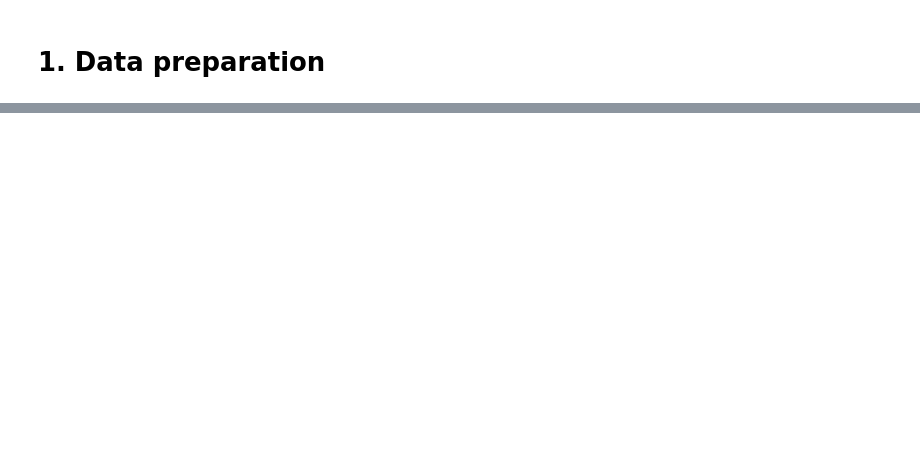
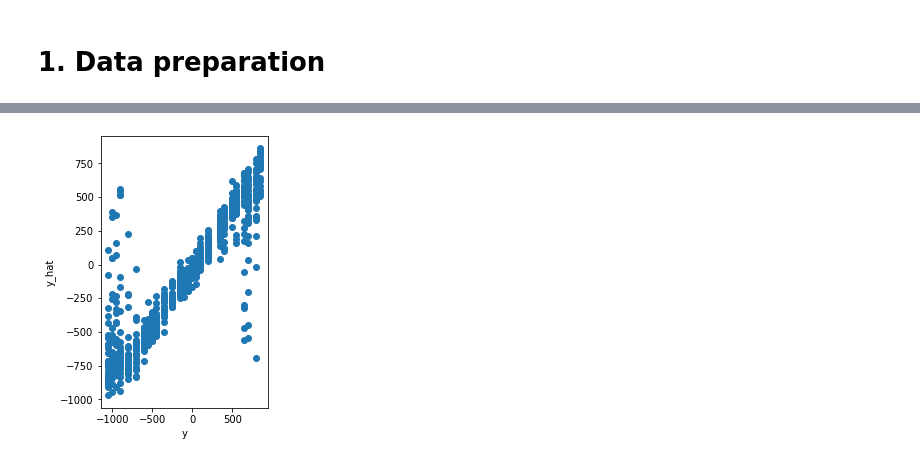
Before and after one commit to mb1069/easyZloc, a Jupyter notebook: experiments/train_model.ipynb, the cells around one changed output, grey strips where cells are left out. Saved outputs shown, nothing was run; the diff lists cells and outputs as text; code cells hidden in the pictures; blank space fills up the shorter version.

```diff
--- a/experiments/train_model.ipynb
+++ b/experiments/train_model.ipynb
@@ -213,0 +116,9 @@ wandb: WARNING Symlinked 0 file into the W&B run directory, call wandb.save agai
+# %%
+from skimage.transform import resize
+import tensorflow as tf
+for k in train_dataset.data.keys():
+    print(k, train_dataset.data[k][0][0].shape)
+    train_dataset.data[k][0][0] = tf.image.grayscale_to_rgb(tf.convert_to_tensor(train_dataset.data[k][0][0])).numpy()
+    n_channels = train_dataset.data[k][0][0].shape[-1]
+    train_dataset.data[k][0][0] = np.stack([resize(img, (32, 32, n_channels), anti_aliasing=True) for img in train_dataset.data[k][0][0]])
+    print(k, train_dataset.data[k][0][0].shape)
@@ -215,59 +186,57 @@ wandb: WARNING Symlinked 0 file into the W&B run directory, call wandb.save agai
 import seaborn as sns
 import random
 
-test_x, test_y = train_dataset.data['test']
+for k in ('train', 'val', 'test'):
+    print(k)
+    test_x, test_y = train_dataset.data[k]
+    pred_y = model.predict(test_x).squeeze()
+    error = abs(test_y-pred_y)
 
-# from scipy.ndimage import median_filter
-# test_x[0] = np.stack([median_filter(d, size=2) for d in test_x[0].copy()])
+    plt.rcParams['figure.figsize'] = [3, 5]
+    plt.xlabel('y')
+    plt.ylabel('y_hat')
 
-# from final_project.smlm_3d.data.datasets import mask_img_stack
-# test_x[0] = mask_img_stack(test_x[0].copy(), radius=12)
+    plt.scatter(test_y, pred_y)
+    plt.show()
 
 
+    print(f'Mean error {np.mean(error)}')
+    print(f'std error {np.std(error)}')
+
+
+    plt.rcParams['figure.figsize'] = [5, 5]
+    sns.histplot(error)
+    plt.yscale('log')
+    plt.xlabel('Error (nm)')
+    plt.show()
+
+test_x, test_y = train_dataset.data['test']
 pred_y = model.predict(test_x).squeeze()
 error = abs(test_y-pred_y)
+idx = np.argsort(error)[::-1][0:1000]
+test_imgs = test_x[0].squeeze()[idx]
+plt.rcParams['figure.figsize'] = [30, 50]
 
-print(f'Mean error {np.mean(error)}')
-print(f'std error {np.std(error)}')
 
-sns.histplot(error)
-plt.xlabel('Error (nm)')
+
+
+def get_imgs_at_depth(depth):
+    ids = np.argwhere(abs(train_dataset.data['train'][1]-depth)<5).squeeze()
+    imgs = train_dataset.data['train'][0][0][ids]
+    if imgs.shape[-1] != 1:
+        imgs = imgs.mean(axis=-1)
+    imgs = imgs[np.argsort(np.mean(imgs, axis=(1,2)))][0:10]
+    return imgs
+
+if test_imgs.shape[-1] !=1:
+    test_imgs = test_imgs.mean(axis=-1)
+plt.imshow(grid_psfs(test_imgs))
 plt.show()
 
 
-# 20220425_Miguel/training_20nm
-# Cubic spline model
-# Mean error 34.24343542454768
-# std error 36.64187932722746
-
-# Spline super-sampling model w/o plane fit
-# Mean error 28.941918452166664
-# std error 26.241176376179656
-
-
-# Spline fit super-sampling model w/ improved image normalisation
-# Mean error 28.089797139687477
-# std error 24.976300570311047
-
-# Latest results - spline fit super-sampling w/ improved image normalisation + plane-fit
-# Mean error 27.546041584423875
-# std error 26.033701351832462
-
-
-
-# latest
-# Mean error 72.83350251990716
-# std error 130.39968131300466
-
-
-idx = np.argsort(error)[::-1][0:1000]
-test_imgs = test_x[0].squeeze()[idx]
-plt.rcParams['figure.figsize'] = [30, 50]
-plt.imshow(grid_psfs(test_imgs))
-plt.show()
-
 def snr(img):
     return img.max() / np.median(img)
+
 plt.rcParams['figure.figsize'] = [3, 5]
 plt.scatter(test_y, pred_y)
 plt.show()
@@ -283,0 +253 @@ NameError: name 'train_dataset' is not defined
+[figure, added]
```
Also changed, not shown: parts of 12 cells of this notebook, 36 other files.
